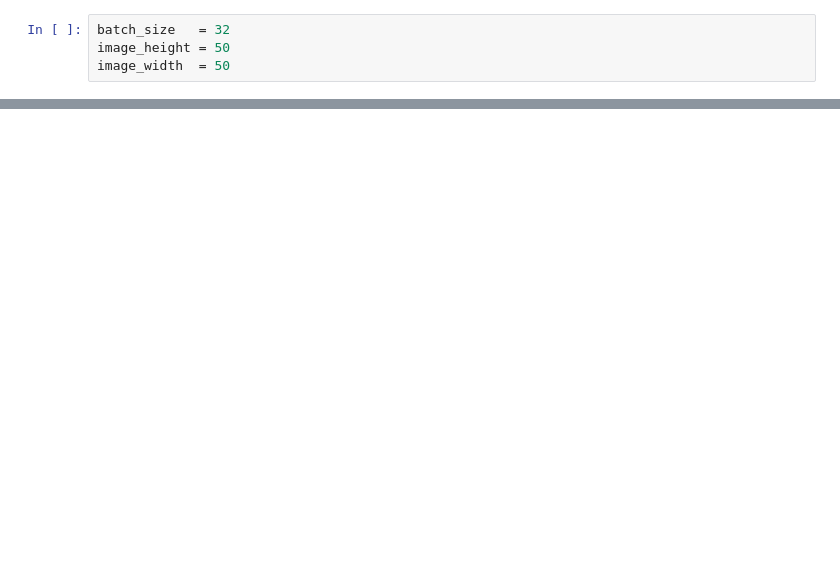
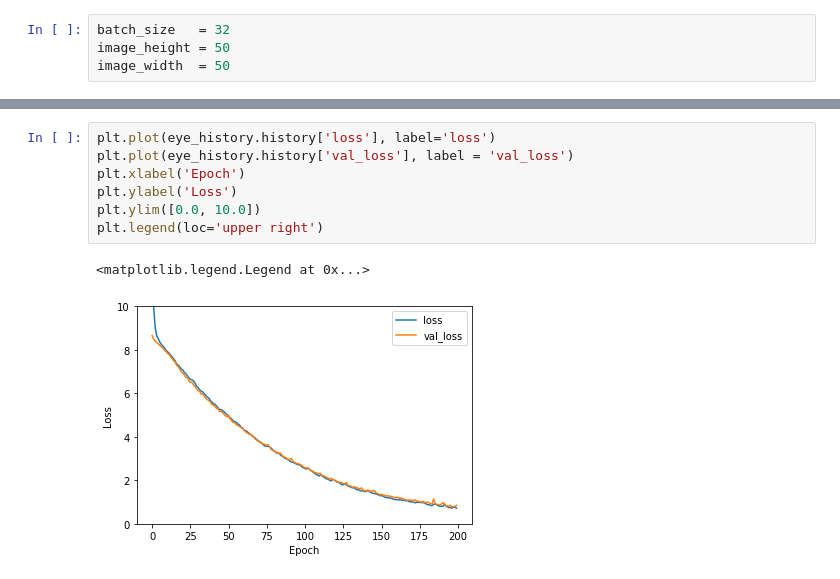
Before and after one commit to mshayganfar/sb_capstone, a Jupyter notebook: cap_project_beauty_classifier.ipynb, the cells around one changed output, grey strips where cells are left out. Saved outputs shown, nothing was run; the diff lists cells and outputs as text; blank space fills up the shorter version.

```diff
--- a/cap_project_beauty_classifier.ipynb
+++ b/cap_project_beauty_classifier.ipynb
@@ -161,0 +422,10 @@ ValueError: The `class_names` passed did not match the names of the subdirectori
+# %%
+plt.plot(eye_history.history['loss'], label='loss')
+plt.plot(eye_history.history['val_loss'], label = 'val_loss')
+plt.xlabel('Epoch')
+plt.ylabel('Loss')
+plt.ylim([0.0, 10.0])
+plt.legend(loc='upper right')
+# %% [output]
+<matplotlib.legend.Legend at 0x...>
+[figure, added]
```
Also changed, not shown: parts of 46 cells of this notebook.
